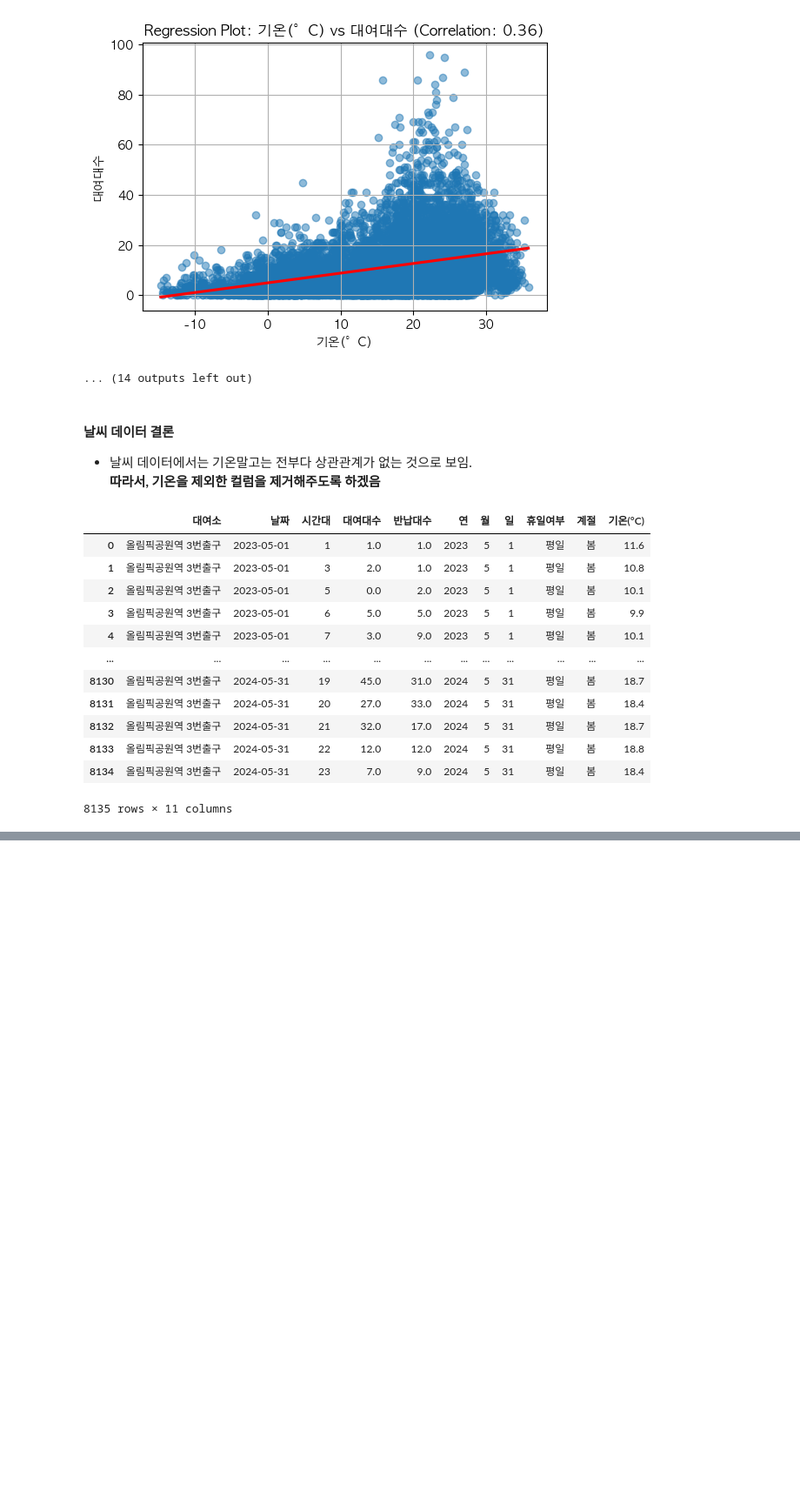
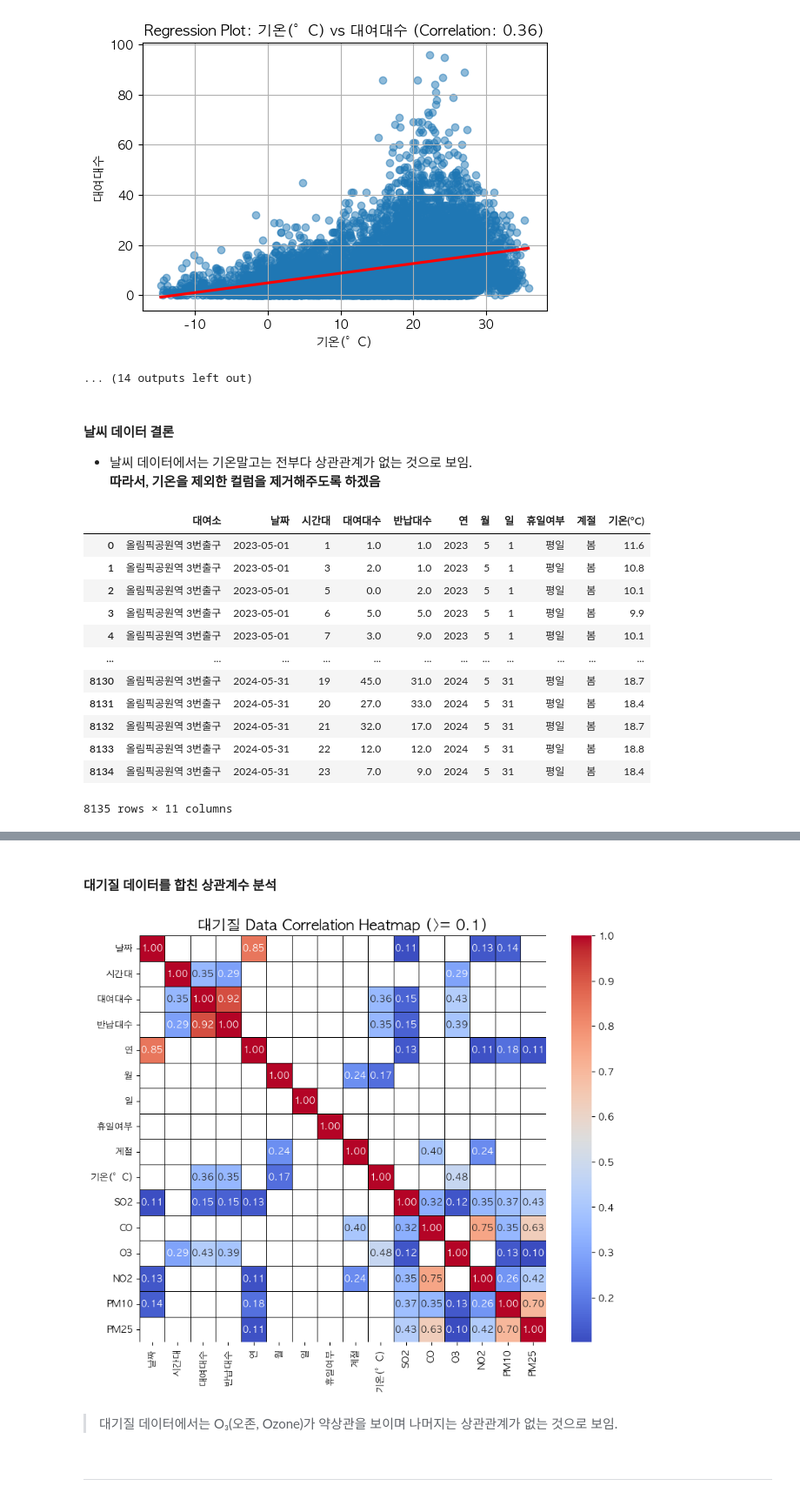
Before and after one commit to donghun-ha/Ddareungi, a Jupyter notebook: python/note/dh/olympic_park.ipynb, the cells around one changed output, grey strips where cells are left out. Shown at 87% size. Cells and saved outputs as stored; diff of their text form; code cells hidden in the pictures; blank space fills up the shorter version.

```diff
--- a/python/note/dh/olympic_park.ipynb
+++ b/python/note/dh/olympic_park.ipynb
@@ -838,0 +911,3 @@ olympic_park_station.to_csv("../../data/olympic_park_station_weather_merge.csv")
+# %%
+# 필요없는 컬럼 삭제
+airpollution_data.drop(columns=['지역', '망','측정소코드','측정소명','주소'], inplace=True)
@@ -838,0 +921,6 @@ olympic_park_station.to_csv("../../data/olympic_park_station_weather_merge.csv")
+# %%
+# 시간대 일치시키기
+airpollution_data['시간대'] = airpollution_data['시간대'].replace({24:0})
+
+# 데이터 확인
+airpollution_data['시간대'].unique()
@@ -838,0 +930,11 @@ olympic_park_station.to_csv("../../data/olympic_park_station_weather_merge.csv")
+# %%
+# 데이터 병합
+olympic_park_station = pd.merge(
+    olympic_park_station,
+    airpollution_data,
+    on=['날짜', '시간대'],
+    how= 'left'
+)
+
+# 데이터 확인
+olympic_park_station
@@ -838,0 +955,32 @@ olympic_park_station.to_csv("../../data/olympic_park_station_weather_merge.csv")
+# %% [markdown]
+#### 대기질 데이터를 합친 상관계수 분석
+# %%
+import seaborn as sns
+import matplotlib.pyplot as plt
+import numpy as np
+
+# 상관계수 계산 및 필터링
+correlation_matrix = olympic_park_station.replace(
+    {'평일': 0, '휴일': 1, '봄': 0, '여름': 1, '가을': 2, '겨울': 3}
+).drop(columns='대여소').corr()
+filtered_correlation = correlation_matrix.where(correlation_matrix >= 0.1, np.nan)
+
+# 히트맵 생성
+plt.figure(figsize=(10, 8))
+sns.heatmap(
+    filtered_correlation,
+    annot=True,
+    cmap='coolwarm',
+    fmt='.2f',
+    cbar=True,
+    mask=filtered_correlation.isnull(),
+    linewidths=0.5,  # 박스 경계선 강조
+    linecolor='black',  # 경계선 색상 설정
+    square=True  # 정사각형 박스
+)
+plt.title('대기질 Data Correlation Heatmap (>= 0.1)', fontsize=16)
+plt.show()
+# %% [output]
+[figure, added]
+# %% [markdown]
+> 대기질 데이터에서는 O₃(오존, Ozone)가 약상관을 보이며 나머지는 상관관계가 없는 것으로 보임.
@@ -838,0 +993,2 @@ olympic_park_station.to_csv("../../data/olympic_park_station_weather_merge.csv")
+# %% [markdown]
+---
```
Also changed, not shown: parts of 12 cells of this notebook.
